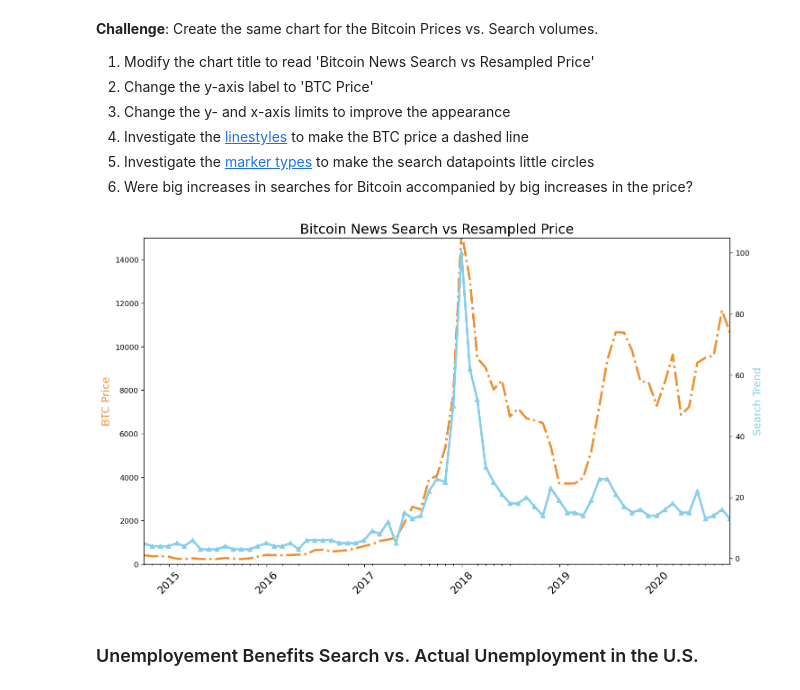
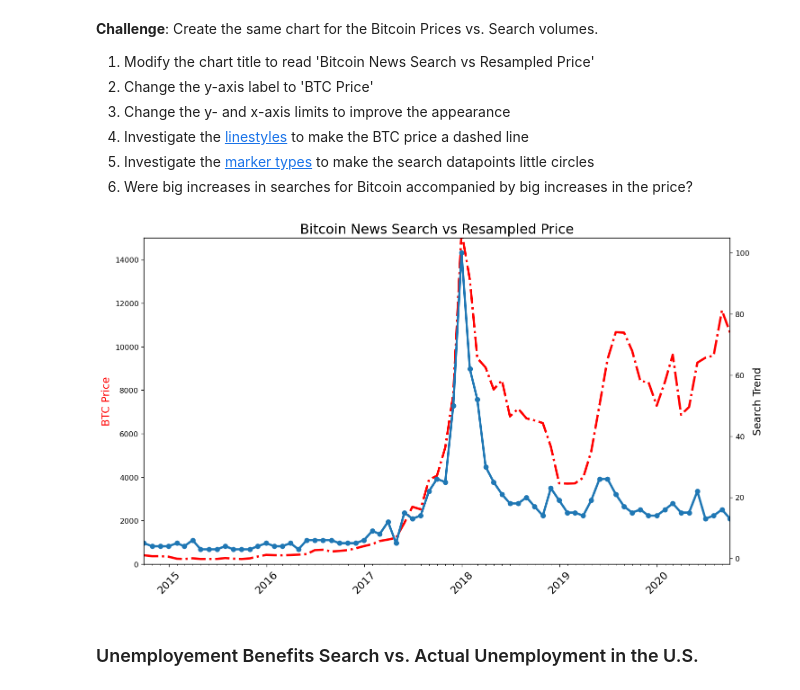
Before and after one commit to sedje/100DaysOfPython, a Jupyter notebook: day-74-google-trends/Google Trends and Data Visualisation (start).ipynb, the cells around one changed output. Cells and saved outputs as stored; diff of their text form; code cells hidden in the pictures.

```diff
--- a/day-74-google-trends/Google Trends and Data Visualisation (start).ipynb
+++ b/day-74-google-trends/Google Trends and Data Visualisation (start).ipynb
@@ -289,30 +289,31 @@ plt.show()
 # %%
 plt.figure(figsize=(14,8), dpi=120)
 
 plt.title('Bitcoin News Search vs Resampled Price', fontsize=18)
 plt.xticks(fontsize=14, rotation=45)
 
 ax1 = plt.gca()
 ax2 = ax1.twinx()
 
-ax1.set_ylabel('BTC Price', color='#red', fontsize=14)
-ax2.set_ylabel('Search Trend',
+ax1.set_ylabel('BTC Price', color='red', fontsize=14)
+ax2.set_ylabel('Search Trend', fontsize=14)
+
 ax1.xaxis.set_major_locator(years)
 ax1.xaxis.set_major_formatter(years_fmt)
 ax1.xaxis.set_minor_locator(months)
 
 ax1.set_ylim(bottom=0, top=15000)
 ax1.set_xlim([df_btc_monthly.index.min(), df_btc_monthly.index.max()])
 
 # Experiment with the linestyle and markers
 ax1.plot(df_btc_monthly.index, df_btc_monthly.CLOSE,
-         color='#red', linewidth=3, linestyle='-.')
+         color='red', linewidth=3, linestyle='-.')
 ax2.plot(df_btc_monthly.index, df_btc_search.BTC_NEWS_SEARCH,
-         linewidth=3, marker='^')
+         linewidth=3, marker='o')
 
 plt.show()
 # %% [output]
-[figure, old version]
+[figure, new version]
 # %% [markdown]
 ### Unemployement Benefits Search vs. Actual Unemployment in the U.S.
 # %% [markdown]
```
Also changed, not shown: 11 other files.
